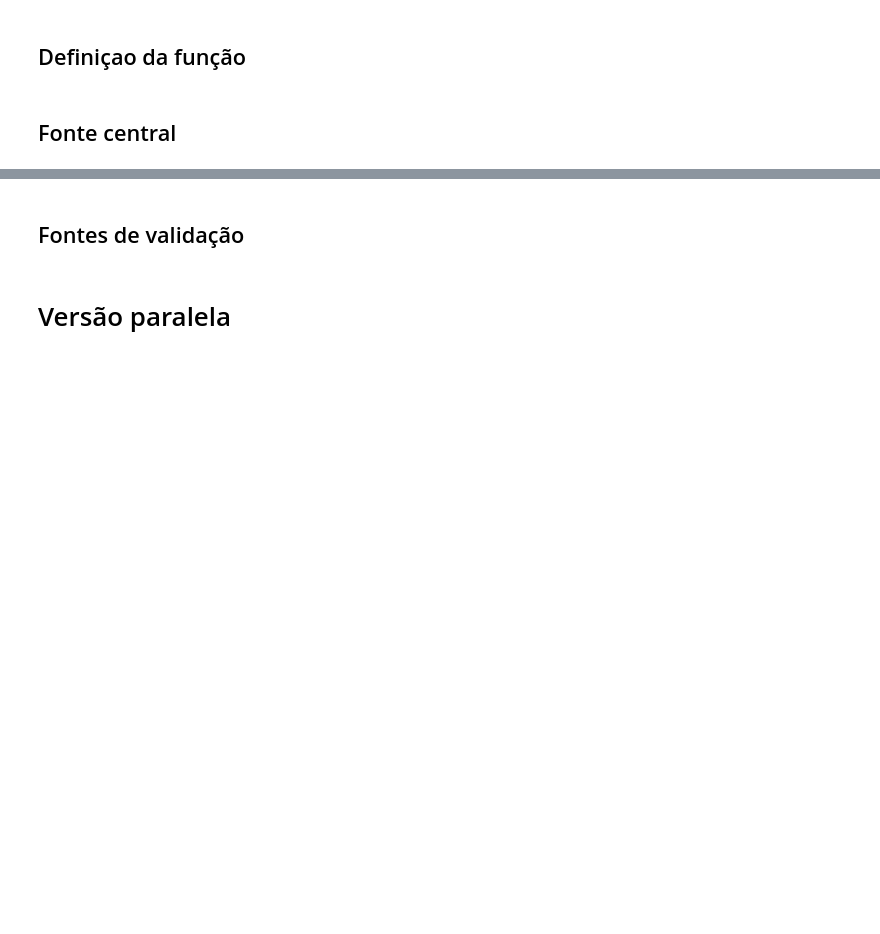
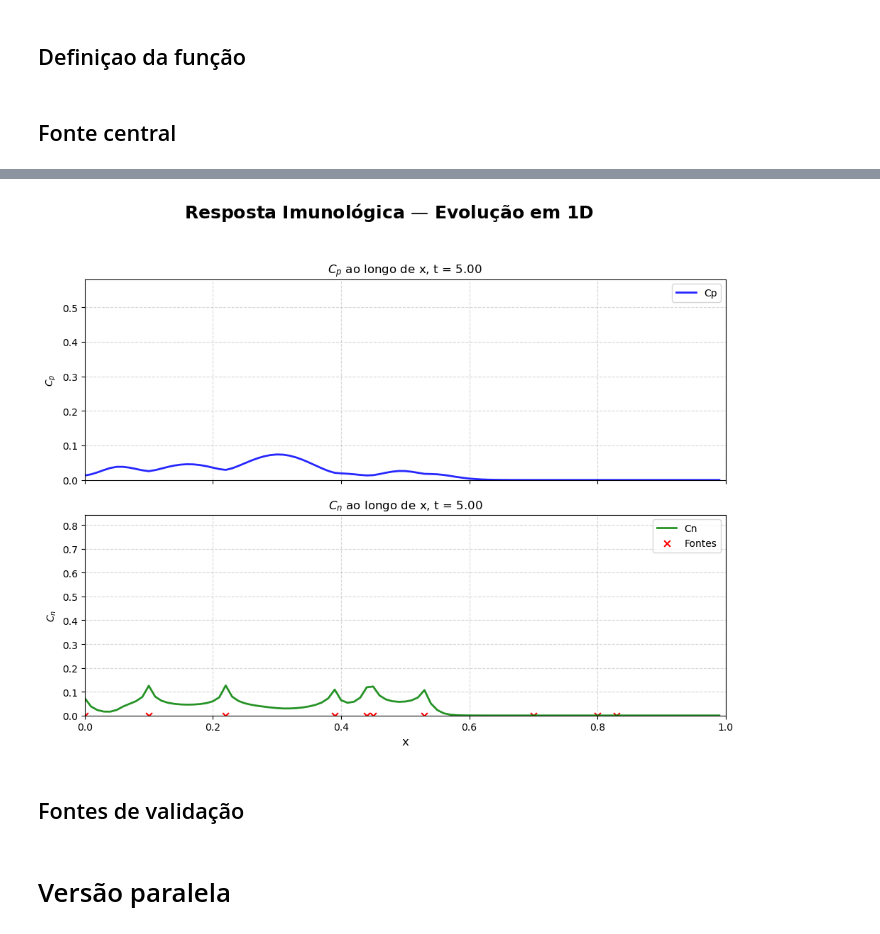
Before and after one commit to Esterci/2D_imune_edema_pinn, a Jupyter notebook: 1D/edp_t_x/fvm_model.ipynb, the cells around one changed output, grey strips where cells are left out. Saved outputs shown, nothing was run; the diff lists cells and outputs as text; code cells hidden in the pictures; blank space fills up the shorter version.

```diff
--- a/1D/edp_t_x/fvm_model.ipynb
+++ b/1D/edp_t_x/fvm_model.ipynb
@@ -597,3 +662,17 @@ plot_results(size_t,size_x,t_dom,x_dom,Cb,Cn,leu_source_points)
+# %%
+animate_1D_evolution(
+    size_t,
+    size_x,
+    t_dom,
+    x_dom,
+    Cb,
+    Cn,
+    leu_source_points,
+    (size_t - 1) // 100,
+    150,
+)
+# %% [output]
+[figure, added]
 # %% [markdown]
 ## Fontes de validação
 # %%
```
Also changed, not shown: parts of 12 cells of this notebook, 5 other files.
